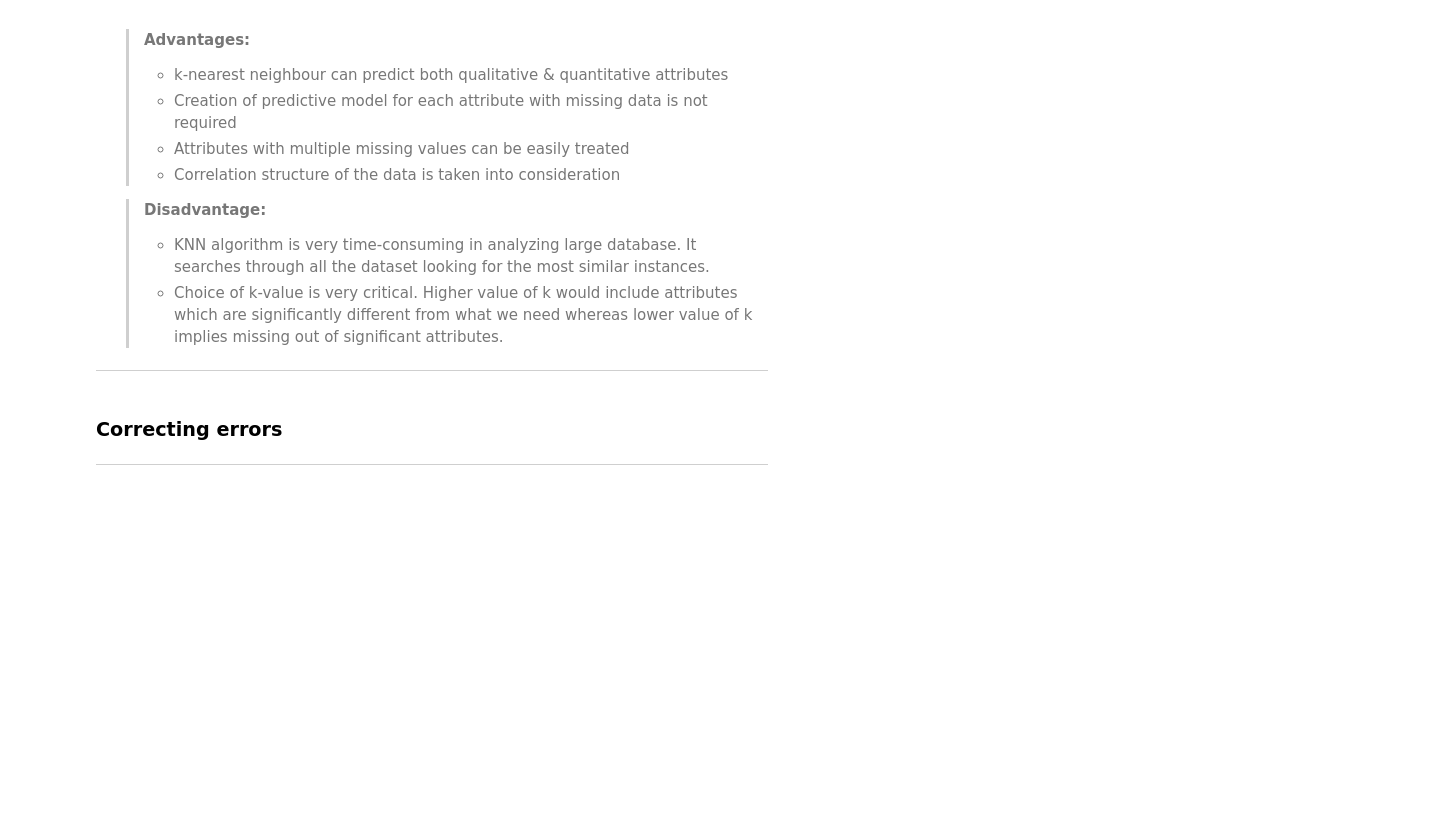
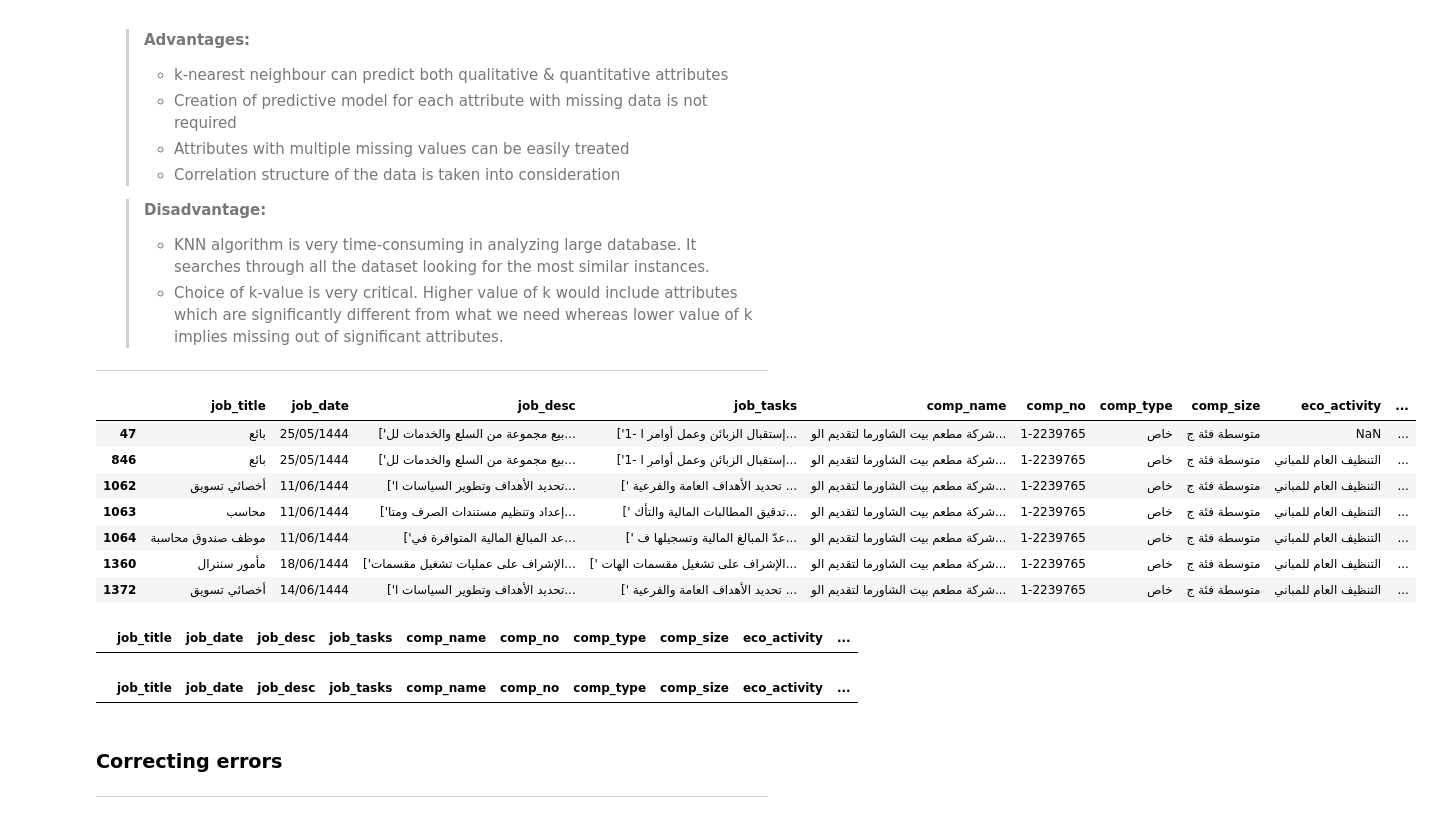
Before and after one commit to Tuwaiq-DS-ML-bootcamp-V-9/Usecase-5, a Jupyter notebook: EDA explain template.ipynb, the cells around one changed output. Cells and saved outputs as stored; diff of their text form; code cells hidden in the pictures; blank space fills up the shorter version.

```diff
--- a/EDA explain template.ipynb
+++ b/EDA explain template.ipynb
@@ -433,3 +550,28 @@ To avoid:
    > - Choice of k-value is very critical. Higher value of k would include attributes which are significantly different from what we need whereas lower value of k implies missing out of significant attributes.
 
 --------------------
+# %%
+Jadarat_data[Jadarat_data['comp_name'] =="شركة مطعم بيت الشاورما لتقديم الوجبات"]
+# %% [output]
+|  | job_title | job_date | job_desc | job_tasks | comp_name | comp_no | comp_type | comp_size | eco_activity | ... |
+| 47 | بائع | 25/05/1444 | ['بيع مجموعة من السلع والخدمات لل... | ['1- إستقبال الزبائن وعمل أوامر ا... | شركة مطعم بيت الشاورما لتقديم الو... | 1-2239765 | خاص | متوسطة فئة ج | NaN | ... |
+| 846 | بائع | 25/05/1444 | ['بيع مجموعة من السلع والخدمات لل... | ['1- إستقبال الزبائن وعمل أوامر ا... | شركة مطعم بيت الشاورما لتقديم الو... | 1-2239765 | خاص | متوسطة فئة ج | التنظيف العام للمباني | ... |
+| 1062 | أخصائي تسويق | 11/06/1444 | ['تحديد الأهداف وتطوير السياسات ا... | [' تحديد الأهداف العامة والفرعية ... | شركة مطعم بيت الشاورما لتقديم الو... | 1-2239765 | خاص | متوسطة فئة ج | التنظيف العام للمباني | ... |
+| 1063 | محاسب | 11/06/1444 | ['إعداد وتنظيم مستندات الصرف ومتا... | [' تدقيق المطالبات المالية والتأك... | شركة مطعم بيت الشاورما لتقديم الو... | 1-2239765 | خاص | متوسطة فئة ج | التنظيف العام للمباني | ... |
+| 1064 | موظف صندوق محاسبة | 11/06/1444 | ['عد المبالغ المالية المتوافرة في... | [' عدّ المبالغ المالية وتسجيلها ف... | شركة مطعم بيت الشاورما لتقديم الو... | 1-2239765 | خاص | متوسطة فئة ج | التنظيف العام للمباني | ... |
+| 1360 | مأمور سنترال | 18/06/1444 | ['الإشراف على عمليات تشغيل مقسمات... | [' الإشراف على تشغيل مقسمات الهات... | شركة مطعم بيت الشاورما لتقديم الو... | 1-2239765 | خاص | متوسطة فئة ج | التنظيف العام للمباني | ... |
+| 1372 | أخصائي تسويق | 14/06/1444 | ['تحديد الأهداف وتطوير السياسات ا... | [' تحديد الأهداف العامة والفرعية ... | شركة مطعم بيت الشاورما لتقديم الو... | 1-2239765 | خاص | متوسطة فئة ج | التنظيف العام للمباني | ... |
+# %%
+# Step 1: Fill null 'eco_activity' with the non-null value from the same 'comp_name'
+Jadarat_data['eco_activity'] = Jadarat_data.groupby('comp_name')['eco_activity'].transform(lambda x: x.fillna(method='ffill').fillna(method='bfill'))
+
+# Step 2: Handle any remaining missing values by filling with 'unknown'
+Jadarat_data['eco_activity'] = Jadarat_data['eco_activity'].fillna('unknown')
+
+# Verify the result to check if null values are filled
+missing_eco_activity_after = Jadarat_data[Jadarat_data['eco_activity'].isnull()]
+
+# Output any remaining missing values
+missing_eco_activity_after
+# %% [output]
+|  | job_title | job_date | job_desc | job_tasks | comp_name | comp_no | comp_type | comp_size | eco_activity | ... |
@@ -436,3 +580,21 @@ To avoid:
+# %%
+# Step 1: Group by 'job_desc' and 'job_title' to get the most frequent 'qualif' in each group
+most_common_qualif = Jadarat_data.groupby(['job_desc', 'job_title'])['qualif'].apply(lambda x: x.mode()[0] if not x.mode().empty else None)
+
+# Step 2: Map the most common 'qualif' to the original dataframe
+Jadarat_data['qualif'] = Jadarat_data['qualif'].fillna(Jadarat_data.groupby(['job_desc', 'job_title'])['qualif'].transform(lambda x: x.mode()[0] if not x.mode().empty else None))
+
+# Step 3: Handle any remaining missing values by filling with the overall most common 'qualif'
+overall_most_common_qualif = Jadarat_data['qualif'].mode()[0]
+Jadarat_data['qualif'] = Jadarat_data['qualif'].fillna(overall_most_common_qualif)
+
+# Verify the result
+missing_qualif_after = Jadarat_data[Jadarat_data['qualif'].isnull()]
+
+# Output any remaining missing values
+missing_qualif_after
+# %% [output]
+|  | job_title | job_date | job_desc | job_tasks | comp_name | comp_no | comp_type | comp_size | eco_activity | ... |
 # %%
 # go back to 6th dimention --> Completeness
 # %% [markdown]
```
Also changed, not shown: parts of 13 cells of this notebook.
